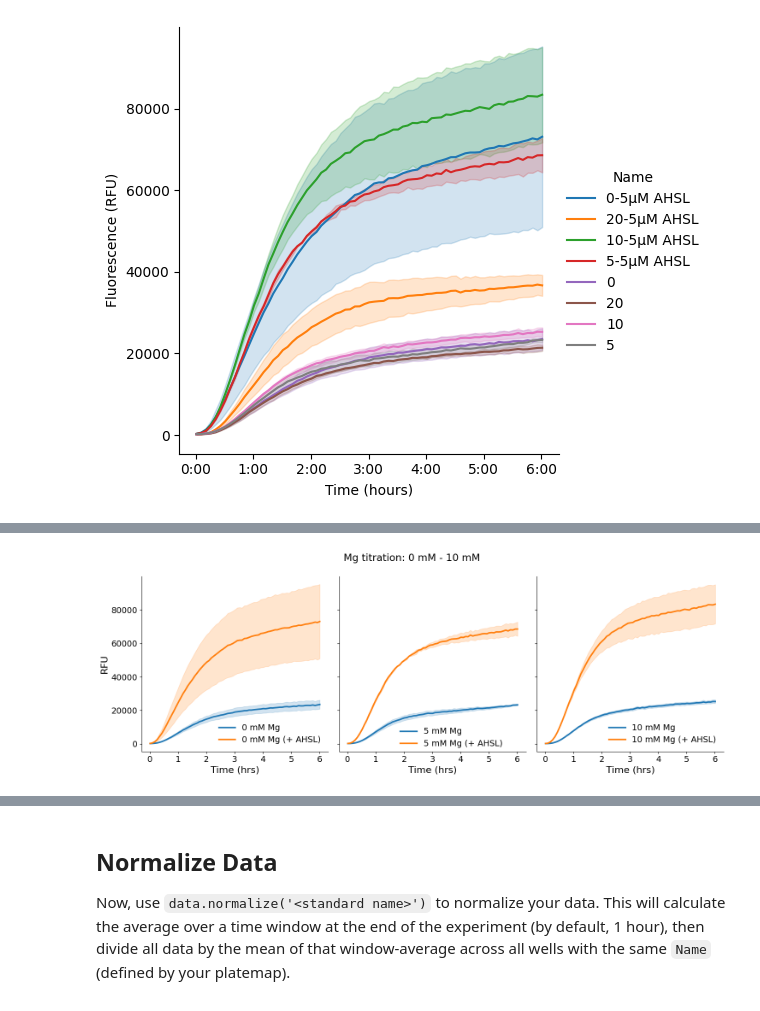
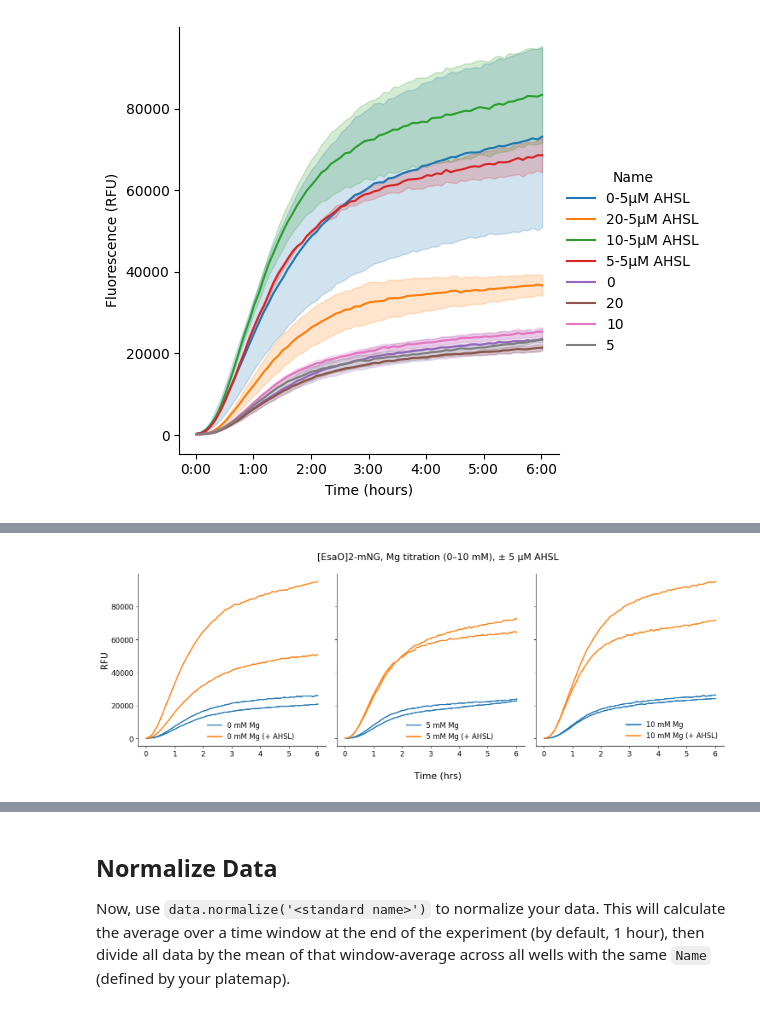
Before and after one commit to nucleus-eng/devstudio-board, a Jupyter notebook: devnotes/devnote-cn-20260924-20261001/experiments/20261001-mg-osmo-sweep/20261001-mg-osmo-sweep.ipynb, the cells around one changed output, grey strips where cells are left out. Drawn from its saved outputs; the diff is of its cells as text; code cells hidden in the pictures.

```diff
--- a/devnotes/devnote-cn-20260924-20261001/experiments/20261001-mg-osmo-sweep/20261001-mg-osmo-sweep.ipynb
+++ b/devnotes/devnote-cn-20260924-20261001/experiments/20261001-mg-osmo-sweep/20261001-mg-osmo-sweep.ipynb
@@ -159,16 +159,18 @@ plt.show()
 # %%
 #| label: mbcn-20261001-fig1
 
-# --- text sizes (raise these to make everything larger) ---
 plt.rcParams.update({
-    "font.size": 14,           # base size
-    "axes.labelsize": 16,      # x / y axis labels
-    "axes.titlesize": 16,      # panel titles
-    "xtick.labelsize": 14,
-    "ytick.labelsize": 14,
-    "legend.fontsize": 14,
-    "lines.linewidth": 2.5,    # thicker traces to match
+    "font.size": 13,
+    "axes.labelsize": 15,
+    "axes.titlesize": 14,
+    "xtick.labelsize": 12,
+    "ytick.labelsize": 12,
+    "legend.fontsize": 12,
+    "lines.linewidth": 2,
 })
+
+data_0 = data.select(name=["0-5µM AHSL", "0"])
+...
 
 data_0 = data.select(name=["0-5µM AHSL", "0"])
 data_5 = data.select(name=["5-5µM AHSL", "5"])
@@ -178,7 +180,6 @@ df_0 = data_0.data
 df_5 = data_5.data
 df_10 = data_10.data
 
-# original Name in the data -> label shown in the legend
 label_map = {
     "0-5µM AHSL":  "0 mM Mg (+ AHSL)",
     "0":           "0 mM Mg",
@@ -188,51 +189,48 @@ label_map = {
     "10":          "10 mM Mg",
 }
 
-# label -> colour: blue for -AHSL, orange for +AHSL
 palette = {
     "0 mM Mg":           "tab:blue",
     "0 mM Mg (+ AHSL)":  "tab:orange",
     "5 mM Mg":           "tab:blue",
     "5 mM Mg (+ AHSL)":  "tab:orange",
     "10 mM Mg":          "tab:blue",
     "10 mM Mg (+ AHSL)": "tab:orange",
 }
 
 for df in [df_0, df_5, df_10]:
     df['Time_hrs'] = df['Time'].dt.total_seconds() / 3600
 
 df_0['Label'] = df_0['Name'].replace(label_map)
 df_5['Label'] = df_5['Name'].replace(label_map)
 df_10['Label'] = df_10['Name'].replace(label_map)
 
 fig, (ax1, ax2, ax3) = plt.subplots(1, 3, figsize=(15, 5.5), sharey=True)
 
 sns.lineplot(df_0, x="Time_hrs", y='Data', hue="Label", ax=ax1,
-             palette=palette, hue_order=["0 mM Mg", "0 mM Mg (+ AHSL)"])
+             palette=palette, hue_order=["0 mM Mg", "0 mM Mg (+ AHSL)"], errorbar='sd', units="Well", estimator=None)
 sns.lineplot(df_5, x="Time_hrs", y='Data', hue="Label", ax=ax2,
-             palette=palette, hue_order=["5 mM Mg", "5 mM Mg (+ AHSL)"])
+             palette=palette, hue_order=["5 mM Mg", "5 mM Mg (+ AHSL)"], errorbar='sd', units="Well", estimator=None)
 sns.lineplot(df_10, x="Time_hrs", y='Data', hue="Label", ax=ax3,
-             palette=palette, hue_order=["10 mM Mg", "10 mM Mg (+ AHSL)"])
+             palette=palette, hue_order=["10 mM Mg", "10 mM Mg (+ AHSL)"], errorbar='sd', units="Well", estimator=None)
 
-ax1.set(xlabel='Time (hrs)', ylabel='RFU')
-ax2.set(xlabel='Time (hrs)', ylabel='RFU')
-ax3.set(xlabel='Time (hrs)', ylabel='RFU')
-
-
+ax1.set(xlabel='', ylabel='RFU')
+ax2.set(xlabel='', ylabel='')
+ax3.set(xlabel='', ylabel='')
 
 for ax in [ax1, ax2, ax3]:
     ax.legend(frameon=False)
 
 ax2.legend(loc='upper center', bbox_to_anchor=(0.6, 0.18), frameon=False)
-fig.suptitle("Mg titration: 0 mM - 10 mM")
-
-
+ax1.legend(loc='upper center', bbox_to_anchor=(0.6, 0.18), frameon=False)
+fig.suptitle("[EsaO]2-mNG, Mg titration (0–10 mM), ± 5 µM AHSL", x=0.54)
 
 sns.despine()
+fig.supxlabel('Time (hrs)', x=0.54)
 plt.tight_layout()
 plt.show()
 # %% [output]
-[figure, old version]
+[figure, new version]
 # %%
 #| label: mbcn-20261001-fig2
 
```
Also changed, not shown: parts of 11 cells of this notebook, 16 other files.
